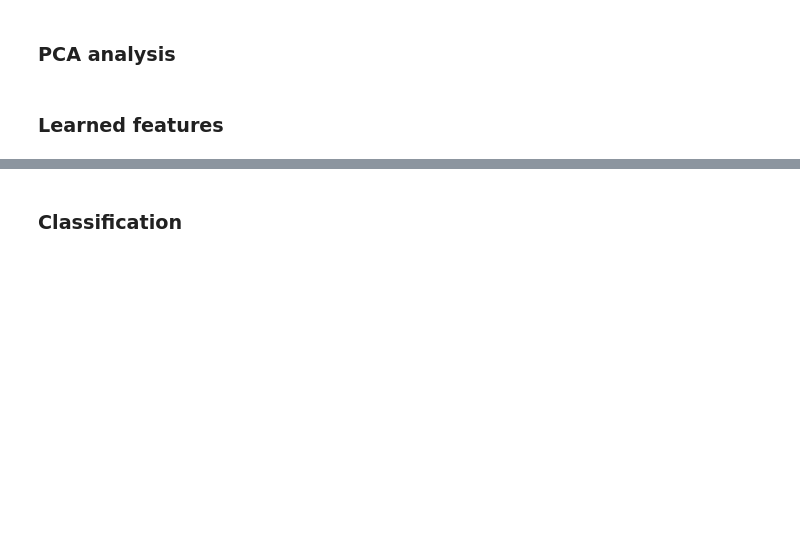
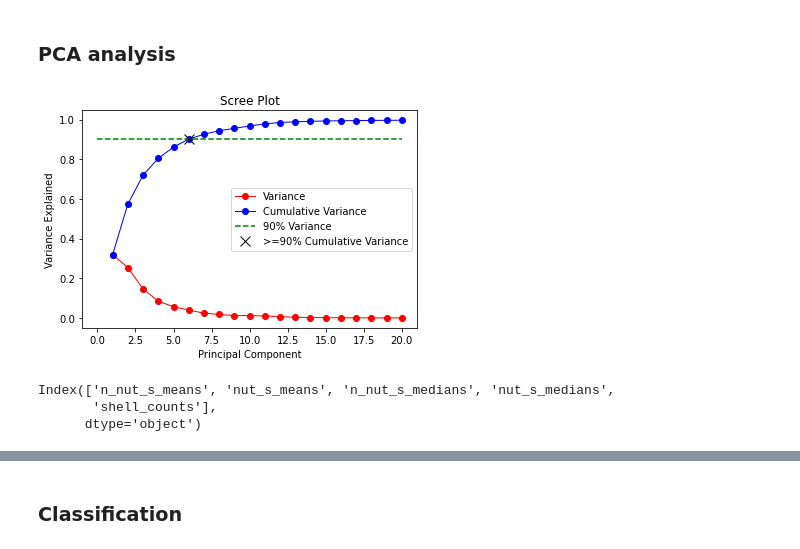
Before and after one commit to bkbormes1/ML_image_feature_processing, a Jupyter notebook: W281_Final_Project_Report.ipynb, the cells around one changed output, grey strips where cells are left out. Cells and saved outputs as stored; diff of their text form; code cells hidden in the pictures; blank space fills up the shorter version.

```diff
--- a/W281_Final_Project_Report.ipynb
+++ b/W281_Final_Project_Report.ipynb
@@ -237,4 +246,2 @@ We see that the distance of ellipse parameter does show some separation between
 # %% [markdown]
 ### PCA analysis
-# %% [markdown]
-### Learned features
@@ -240,0 +287,44 @@ We see that the distance of ellipse parameter does show some separation between
+# %%
+# use standard scaler to rescale by running fit and transform on hand coded train features
+scaler = StandardScaler()
+X_train = scaler.fit_transform(X_train)
+# apply the same transform to val and test
+X_val = scaler.transform(X_val)
+X_test = scaler.transform(X_test)
+# %%
+# define PCA model to use on hand coded features
+n = 20
+pca = PCA(n_components=n)
+
+# fit PCA model
+X_train = pca.fit_transform(X_train)
+# get cumulative sum of variance and find the dimensions cutoff where we first reach >= 90% variance
+cum_sum = np.cumsum(pca.explained_variance_ratio_)
+cutoff = np.argwhere(cum_sum >= 0.9)[0][0] + 1
+
+# plot scree plot with variance, cumulative variance, and cutoff
+PC_values = np.arange(pca.n_components_) + 1
+plt.plot(PC_values, pca.explained_variance_ratio_, 'o-', linewidth=1, color='red', label="Variance")
+plt.plot(PC_values, cum_sum, 'o-', linewidth=1, color='blue', label="Cumulative Variance")
+plt.plot([0, n], [0.9, 0.9], "g--", label="90% Variance")
+plt.plot(cutoff, cum_sum[cutoff - 1], "kx", label=">=90% Cumulative Variance", markersize=10)
+plt.title('Scree Plot')
+plt.xlabel('Principal Component')
+plt.ylabel('Variance Explained')
+plt.legend()
+plt.show()
+
+# limit train, val, and test hand coded PCA features up to the first cutoff dimensions
+X_train = X_train[:, :cutoff]
+X_val = pca.transform(X_val)[:, :cutoff]
+X_test = pca.transform(X_test)[:, :cutoff]
+# %% [output]
+[figure, added]
+# %%
+# Looking at which features contribute most to the first 5 PCA components
+ind = (np.argsort(pca.components_[0,:]))
+print(X_train_columns[ind[:5]])
+# %% [output]
+Index(['n_nut_s_means', 'nut_s_means', 'n_nut_s_medians', 'nut_s_medians',
+       'shell_counts'],
+      dtype='object')
```
Also changed, not shown: parts of 15 cells of this notebook.
